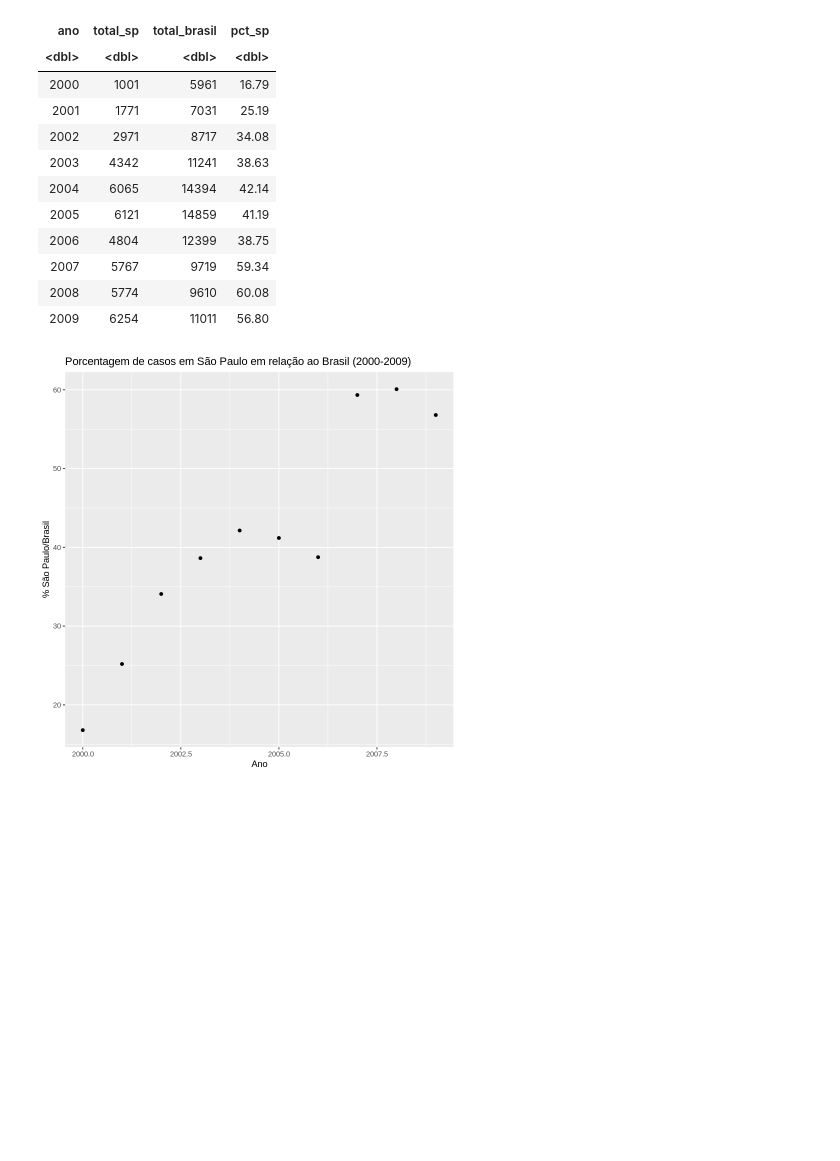
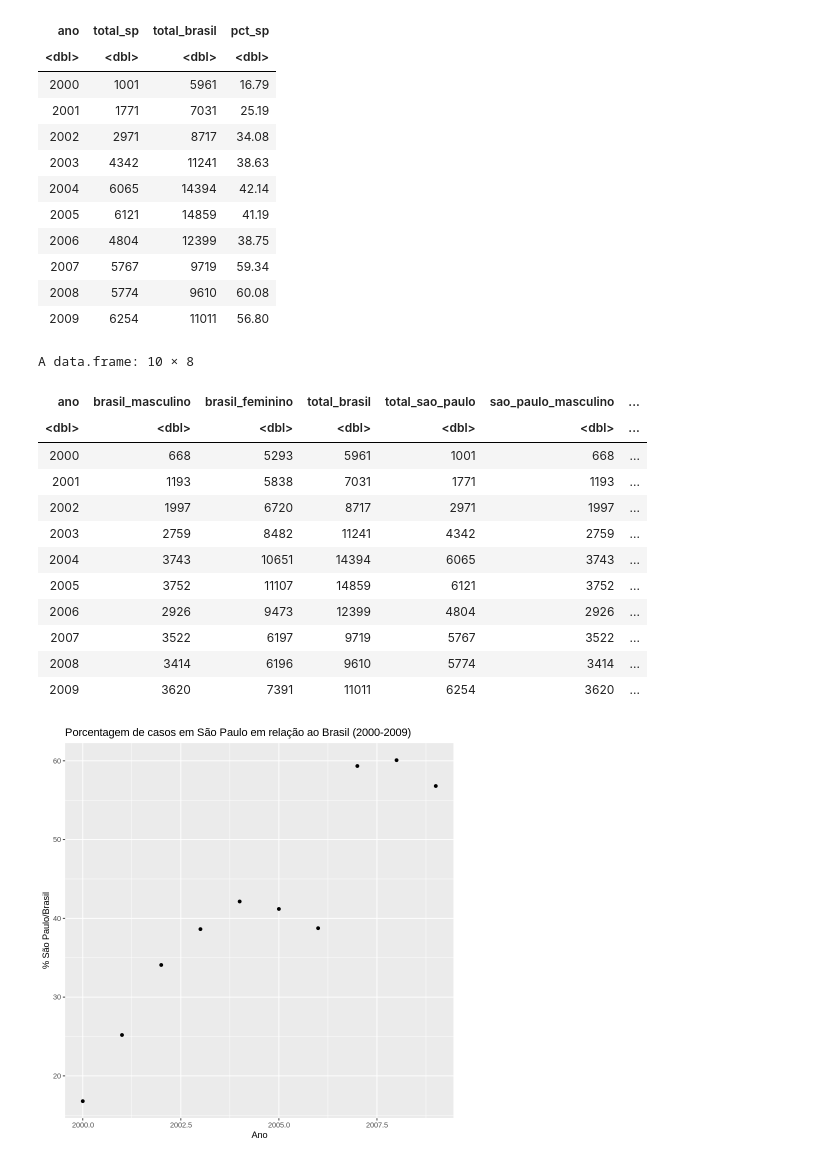
Before and after one commit to Gabrieldiasdeoliveira/Analise-Bayesiana, a Jupyter notebook: Atividade_2.ipynb, the cells around one changed output. Drawn from its saved outputs; the diff is of its cells as text; code cells hidden in the pictures; blank space fills up the shorter version.

```diff
--- a/Atividade_2.ipynb
+++ b/Atividade_2.ipynb
@@ -443,5 +449,25 @@ A data.frame: 10 × 4
 | 2007 | 5767 | 9719 | 59.34 |
 | 2008 | 5774 | 9610 | 60.08 |
 | 2009 | 6254 | 11011 | 56.80 |
+# %%
+hepatite_porcentagem <- hepatite %>%
+  mutate(porcentagem = round((total_sao_paulo / total_brasil) * 100, 2)) %>%
+  arrange(ano)
+
+hepatite_porcentagem
+# %% [output]
+A data.frame: 10 × 8
+| ano | brasil_masculino | brasil_feminino | total_brasil | total_sao_paulo | sao_paulo_masculino | ... |
+| <dbl> | <dbl> | <dbl> | <dbl> | <dbl> | <dbl> | ... |
+| 2000 | 668 | 5293 | 5961 | 1001 | 668 | ... |
+| 2001 | 1193 | 5838 | 7031 | 1771 | 1193 | ... |
+| 2002 | 1997 | 6720 | 8717 | 2971 | 1997 | ... |
+| 2003 | 2759 | 8482 | 11241 | 4342 | 2759 | ... |
+| 2004 | 3743 | 10651 | 14394 | 6065 | 3743 | ... |
+| 2005 | 3752 | 11107 | 14859 | 6121 | 3752 | ... |
+| 2006 | 2926 | 9473 | 12399 | 4804 | 2926 | ... |
+| 2007 | 3522 | 6197 | 9719 | 5767 | 3522 | ... |
+| 2008 | 3414 | 6196 | 9610 | 5774 | 3414 | ... |
+| 2009 | 3620 | 7391 | 11011 | 6254 | 3620 | ... |
 # %%
 #Faça um gráfico de dispersão dos dados
```
Also changed, not shown: parts of 7 cells of this notebook.
